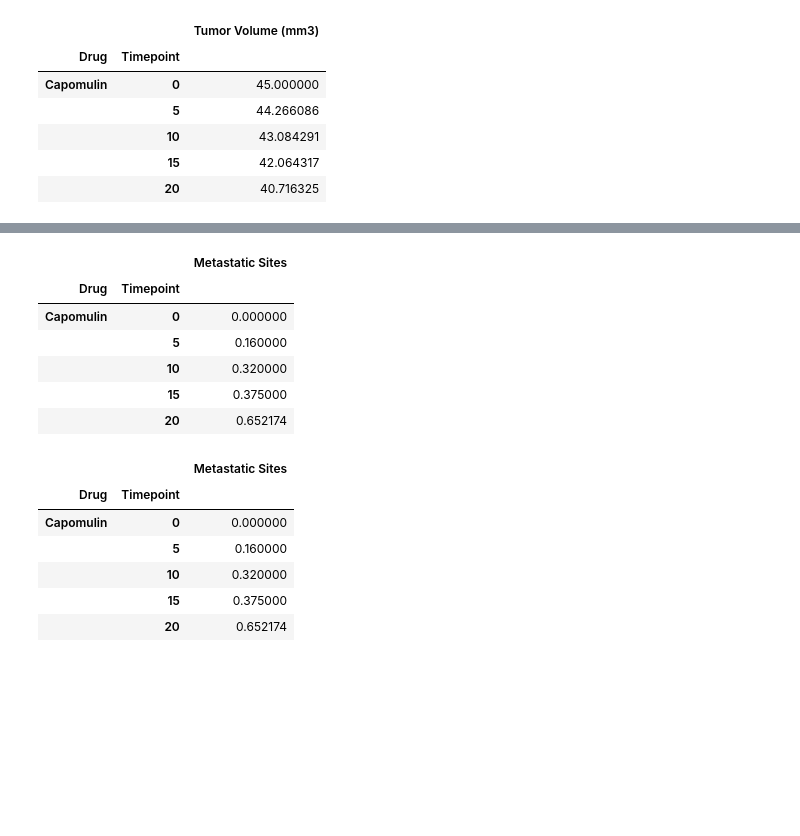
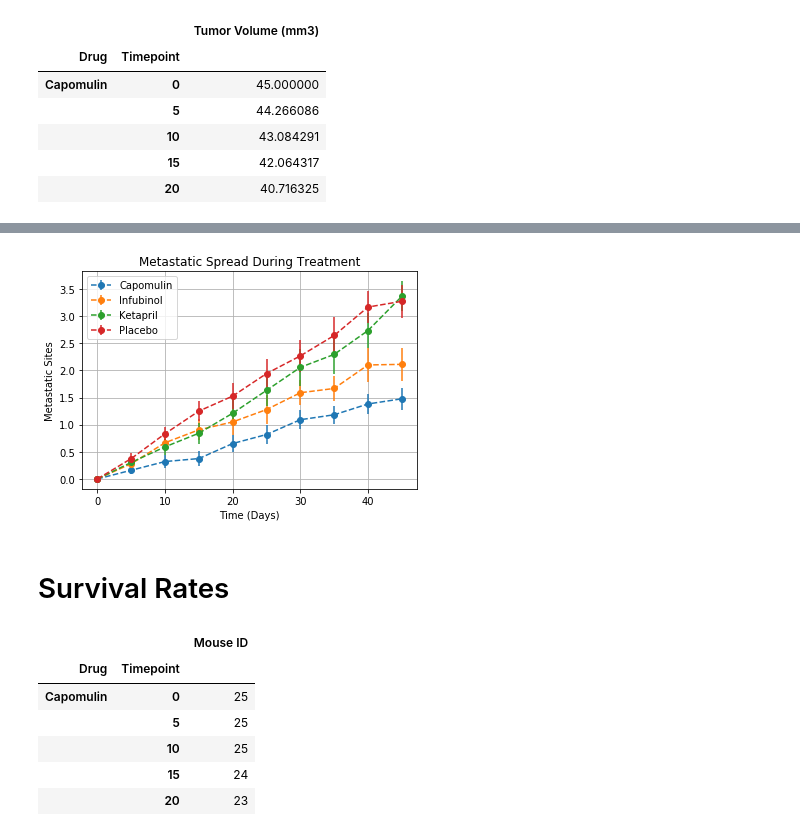
Before and after one commit to mldebaker/matplotlib-challenge, a Jupyter notebook: PYmaceuticals.ipynb, the cells around one changed output, grey strips where cells are left out. Drawn from its saved outputs; the diff is of its cells as text; code cells hidden in the pictures; blank space fills up the shorter version.

```diff
--- a/PYmaceuticals.ipynb
+++ b/PYmaceuticals.ipynb
@@ -111,31 +182,37 @@ standard
+# %%
+# Generate the Plot (with Error Bars)
+drugs = [('Capomulin','o','red'),('Infubinol','^','blue'),('Ketapril','s','green'),('Placebo','d','black')]
+for Drug,marker,colors in drugs:
+    plt.errorbar(met2.index,met2[Drug],yerr = sem_met2[Drug],fmt = '--', marker = 'o')
+
+plt.legend(loc='best')
+plt.title('Metastatic Spread During Treatment')
+plt.xlabel('Time (Days)')
+plt.ylabel('Metastatic Sites')
+plt.grid()
+
+# Save the Figure
+plt.savefig('Metastatic Sites.png')
+
+# Display Figure
+plt.show()
+# %% [output]
+[figure, added]
+# %% [markdown]
+# Survival Rates
 # %%
-# Store the Mean Met. Site Data Grouped by Drug and Timepoint
-met = df.drop(columns=['Mouse ID', 'Tumor Volume (mm3)'])
-# Convert to DataFrame
-met1 = met.groupby(['Drug', 'Timepoint']).mean()
+# Store the Count of Mice Grouped by Drug and Timepoint (W can pass any metric)
+mouse = df.drop(columns=['Metastatic Sites', 'Tumor Volume (mm3)'])
+mouse1 = mouse.groupby(['Drug', 'Timepoint']).count()
+
 # Preview DataFrame
-met1.head()
+mouse1.head()
 # %% [output]
-|  |  | Metastatic Sites |
+|  |  | Mouse ID |
 | Drug | Timepoint |  |
-| Capomulin | 0 | 0.000000 |
-|  | 5 | 0.160000 |
-|  | 10 | 0.320000 |
-|  | 15 | 0.375000 |
-|  | 20 | 0.652174 |
+| Capomulin | 0 | 25 |
+|  | 5 | 25 |
+|  | 10 | 25 |
+|  | 15 | 24 |
+|  | 20 | 23 |
-# %%
-# Store the Standard Error associated with Met. Sites Grouped by Drug and Timepoint
-sem_met = df.drop(columns=['Mouse ID', 'Tumor Volume (mm3)'])
-# Convert to DataFrame
-sem_met1 = sem_met.groupby(['Drug', 'Timepoint']).mean()
-# Preview DataFrame
-sem_met1.head()
-# %% [output]
-|  |  | Metastatic Sites |
-| Drug | Timepoint |  |
-| Capomulin | 0 | 0.000000 |
-|  | 5 | 0.160000 |
-|  | 10 | 0.320000 |
-|  | 15 | 0.375000 |
-|  | 20 | 0.652174 |
 # %%
```
Also changed, not shown: parts of 22 cells of this notebook, 3 other files.
